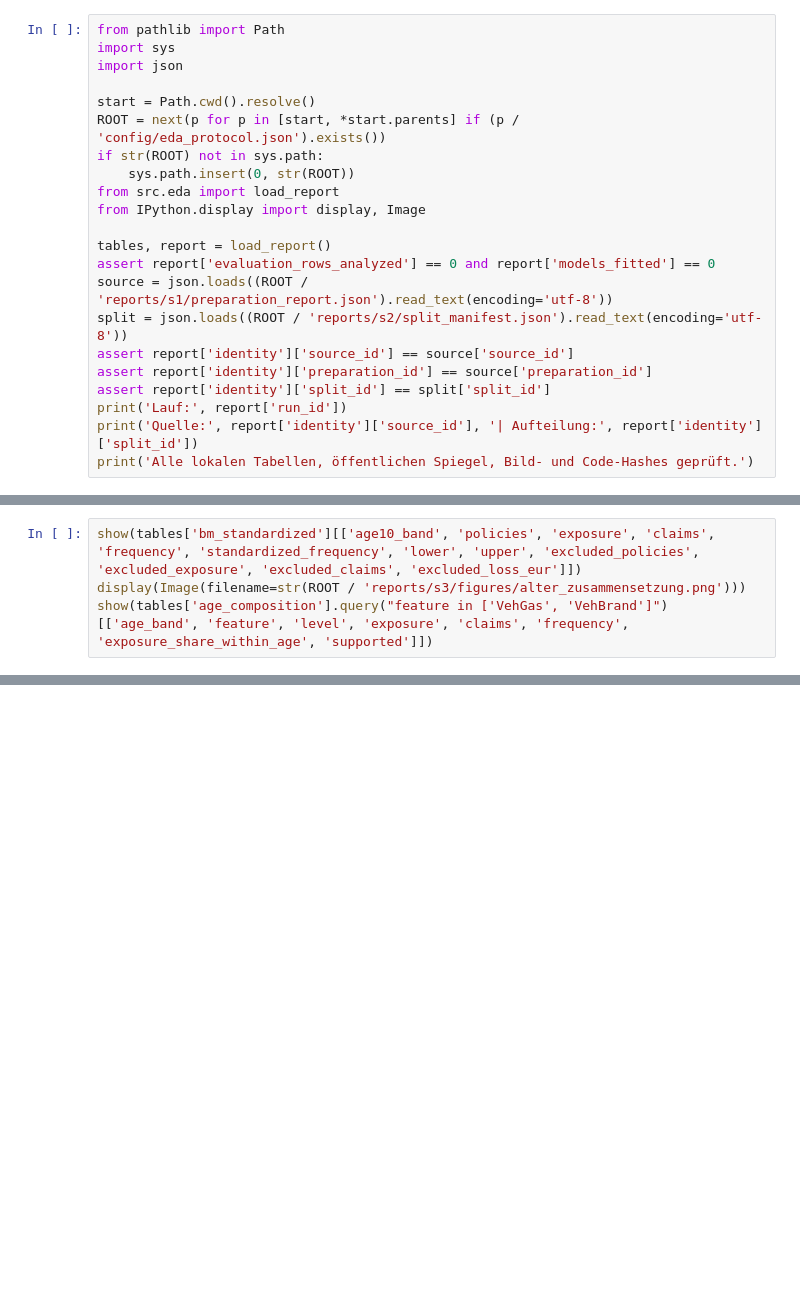
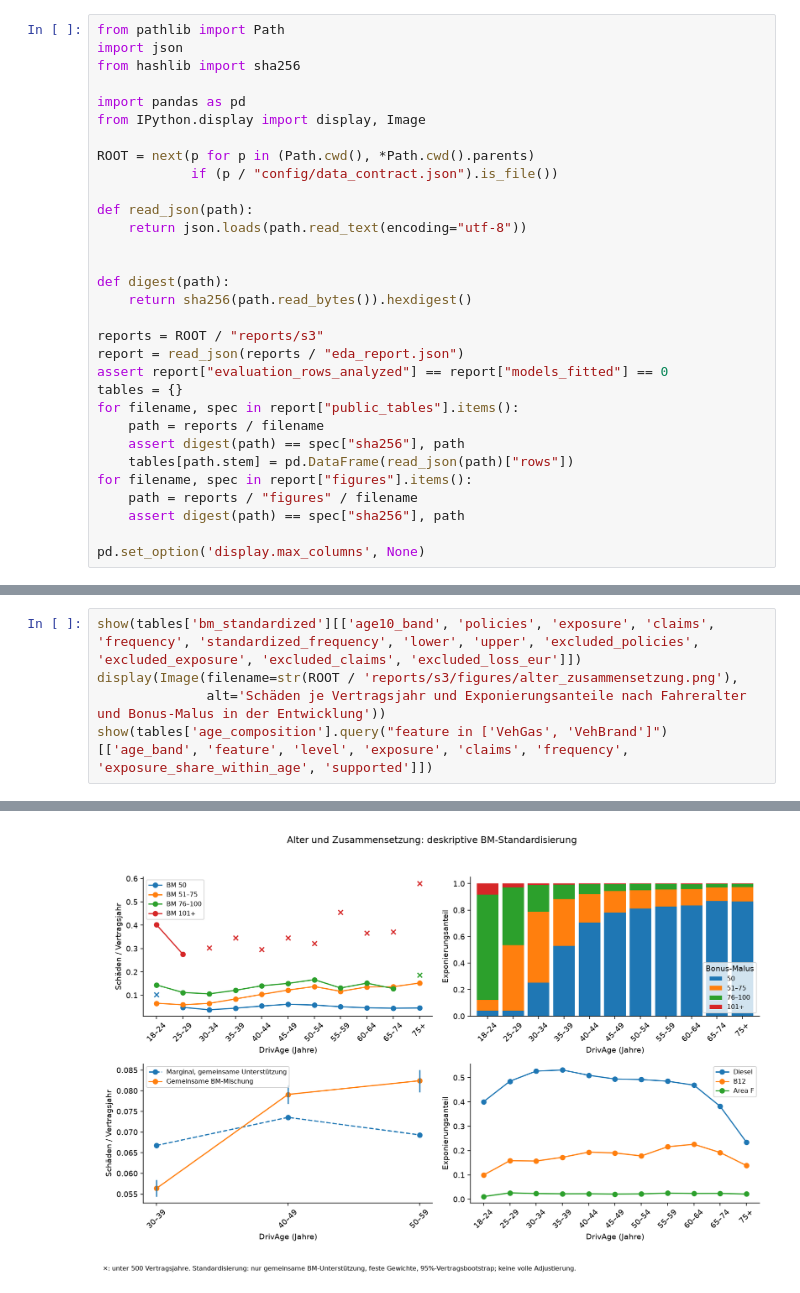
Before and after one commit to FisherSteve/freMTPL2-pricing, a Jupyter notebook: notebooks/03_development_eda.ipynb, the cells around one changed output, grey strips where cells are left out. Saved outputs shown, nothing was run; the diff lists cells and outputs as text; blank space fills up the shorter version.

```diff
--- a/notebooks/03_development_eda.ipynb
+++ b/notebooks/03_development_eda.ipynb
@@ -5,23 +5,32 @@ Dieses Notebook prüft die gespeicherten Ergebnisse von `python -m src.eda`. Es
 # %%
 from pathlib import Path
-import sys
 import json
+from hashlib import sha256
 
-start = Path.cwd().resolve()
-ROOT = next(p for p in [start, *start.parents] if (p / 'config/eda_protocol.json').exists())
-if str(ROOT) not in sys.path:
-    sys.path.insert(0, str(ROOT))
-from src.eda import load_report
+import pandas as pd
 from IPython.display import display, Image
 
-tables, report = load_report()
-assert report['evaluation_rows_analyzed'] == 0 and report['models_fitted'] == 0
-source = json.loads((ROOT / 'reports/s1/preparation_report.json').read_text(encoding='utf-8'))
-split = json.loads((ROOT / 'reports/s2/split_manifest.json').read_text(encoding='utf-8'))
-assert report['identity']['source_id'] == source['source_id']
-assert report['identity']['preparation_id'] == source['preparation_id']
-assert report['identity']['split_id'] == split['split_id']
-print('Lauf:', report['run_id'])
-print('Quelle:', report['identity']['source_id'], '| Aufteilung:', report['identity']['split_id'])
-print('Alle lokalen Tabellen, öffentlichen Spiegel, Bild- und Code-Hashes geprüft.')
+ROOT = next(p for p in (Path.cwd(), *Path.cwd().parents)
+            if (p / "config/data_contract.json").is_file())
+
+def read_json(path):
+    return json.loads(path.read_text(encoding="utf-8"))
+
+
+def digest(path):
+    return sha256(path.read_bytes()).hexdigest()
+
+reports = ROOT / "reports/s3"
+report = read_json(reports / "eda_report.json")
+assert report["evaluation_rows_analyzed"] == report["models_fitted"] == 0
+tables = {}
+for filename, spec in report["public_tables"].items():
+    path = reports / filename
+    assert digest(path) == spec["sha256"], path
+    tables[path.stem] = pd.DataFrame(read_json(path)["rows"])
+for filename, spec in report["figures"].items():
+    path = reports / "figures" / filename
+    assert digest(path) == spec["sha256"], path
+
+pd.set_option('display.max_columns', None)
 # %% [markdown]
@@ -45,4 +74,6 @@ Die Frequenz zeigt nach einem Rückgang einen breiten Wiederanstieg im mittleren
 # %%
 show(tables['bm_standardized'][['age10_band', 'policies', 'exposure', 'claims', 'frequency', 'standardized_frequency', 'lower', 'upper', 'excluded_policies', 'excluded_exposure', 'excluded_claims', 'excluded_loss_eur']])
-display(Image(filename=str(ROOT / 'reports/s3/figures/alter_zusammensetzung.png')))
+display(Image(filename=str(ROOT / 'reports/s3/figures/alter_zusammensetzung.png'),
+              alt='Schäden je Vertragsjahr und Exponierungsanteile nach Fahreralter und Bonus-Malus in der Entwicklung'))
 show(tables['age_composition'].query("feature in ['VehGas', 'VehBrand']")[['age_band', 'feature', 'level', 'exposure', 'claims', 'frequency', 'exposure_share_within_age', 'supported']])
+# %% [output]
@@ -48,0 +84 @@ show(tables['age_composition'].query("feature in ['VehGas', 'VehBrand']")[['age_
+[figure, added]
```
Also changed, not shown: parts of 11 cells of this notebook, 54 other files.
